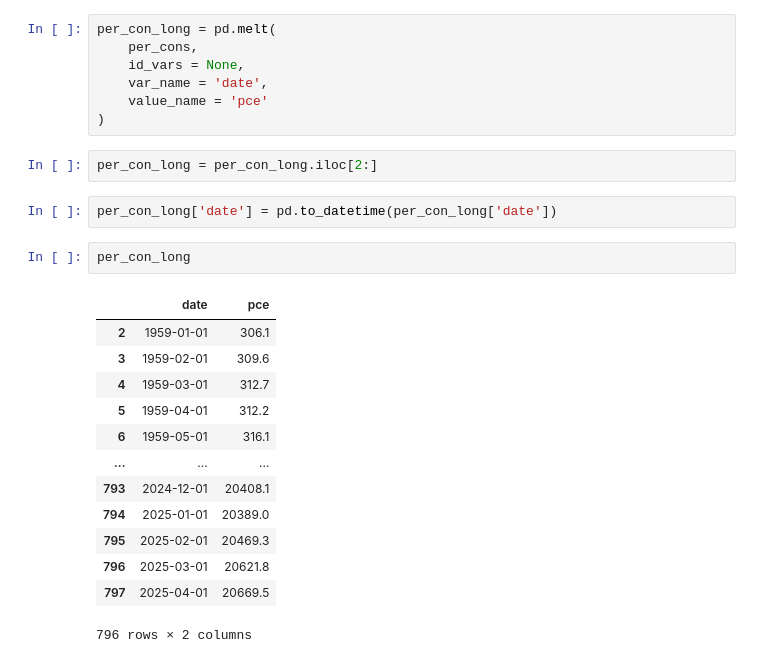
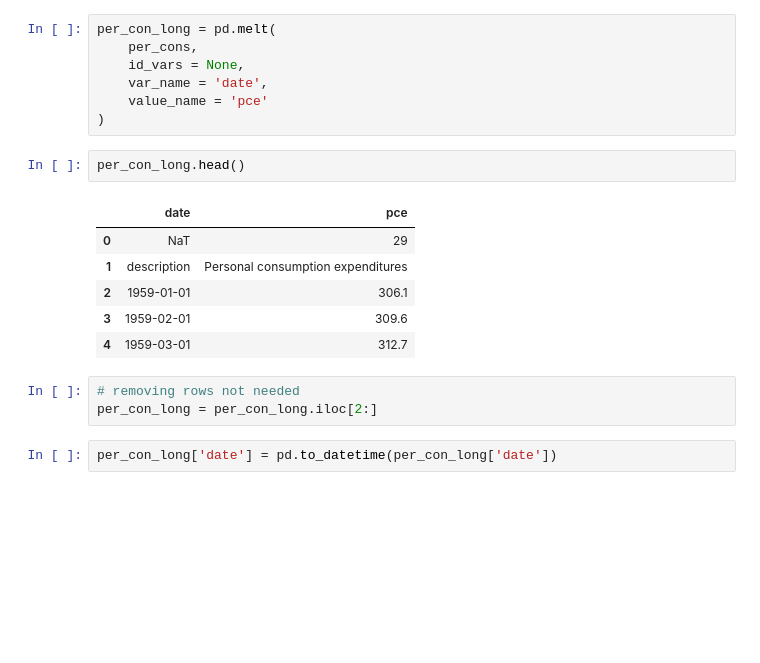
Before and after one commit to vickitaylor/sleigh_the_model, a Jupyter notebook: notebooks/cleaning_csv.ipynb, the cells around one changed output. Saved outputs shown, nothing was run; the diff lists cells and outputs as text; blank space fills up the shorter version.

```diff
--- a/notebooks/cleaning_csv.ipynb
+++ b/notebooks/cleaning_csv.ipynb
@@ -130,23 +152,17 @@ per_con_long = pd.melt(
     var_name = 'date',
     value_name = 'pce'
 )
+# %%
+per_con_long.head()
+# %% [output]
+|  | date | pce |
+| 0 | NaT | 29 |
+| 1 | description | Personal consumption expenditures |
+| 2 | 1959-01-01 | 306.1 |
+| 3 | 1959-02-01 | 309.6 |
+| 4 | 1959-03-01 | 312.7 |
 # %%
+# removing rows not needed
 per_con_long = per_con_long.iloc[2:]
 # %%
 per_con_long['date'] = pd.to_datetime(per_con_long['date'])
-# %%
-per_con_long
-# %% [output]
-|  | date | pce |
-| 2 | 1959-01-01 | 306.1 |
-| 3 | 1959-02-01 | 309.6 |
-| 4 | 1959-03-01 | 312.7 |
-| 5 | 1959-04-01 | 312.2 |
-| 6 | 1959-05-01 | 316.1 |
-| ... | ... | ... |
-| 793 | 2024-12-01 | 20408.1 |
-| 794 | 2025-01-01 | 20389.0 |
-| 795 | 2025-02-01 | 20469.3 |
-| 796 | 2025-03-01 | 20621.8 |
-| 797 | 2025-04-01 | 20669.5 |
-796 rows × 2 columns
```
Also changed, not shown: parts of 22 cells of this notebook.
